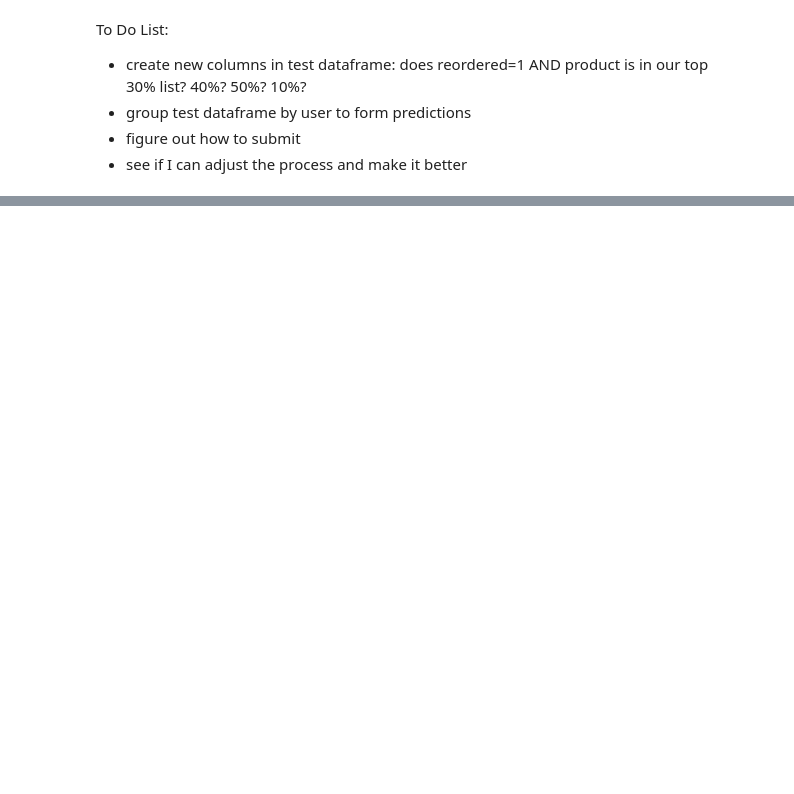
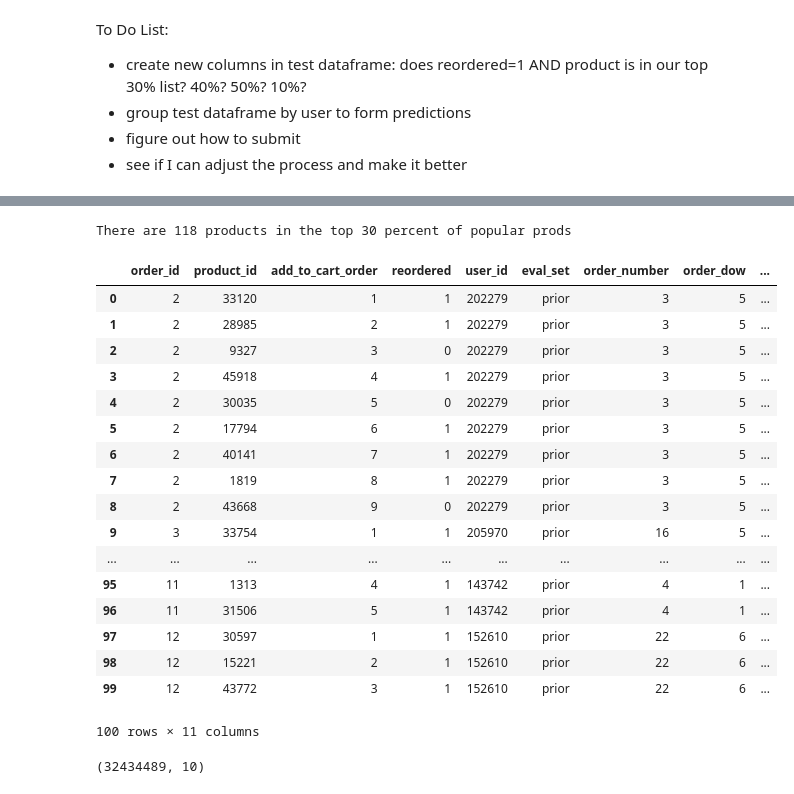
Before and after one commit to matt-negrin/instacart, a Jupyter notebook: scratch.ipynb, the cells around one changed output, grey strips where cells are left out. Drawn from its saved outputs; the diff is of its cells as text; code cells hidden in the pictures; blank space fills up the shorter version.

```diff
--- a/scratch.ipynb
+++ b/scratch.ipynb
@@ -359,0 +371,51 @@ To Do List:
+# %%
+def basic_predictor(df = tdf, perc_of_prods = 20):
+
+    reordered_df = df[df.reordered==1]
+
+    pop_prods = reordered_df.groupby(['product_id']).agg({'order_id': lambda x: x.count()}).sort_values(['order_id'], ascending=[False])
+    pop_prods['total'] = len(reordered_df)
+    pop_prods['perc'] = 100*pop_prods['order_id'] / pop_prods['total']
+    pop_prods['cum_sum'] = pop_prods.perc.cumsum()
+
+    pop_prods = pop_prods[pop_prods.cum_sum < perc_of_prods]
+
+    list_of_prods = pop_prods.index.tolist()
+
+    print('There are {} products in the top {} percent of popular prods').format(len(list_of_prods), perc_of_prods)
+
+#     new_df['predict_flag'] = new_df.apply(lambda x: 1 if x.isin(list_of_prods) else 0)
+
+    df['predict_flag'] = np.where((df['reordered']==1) & (df['product_id'].isin(list_of_prods)), 1, 0)
+#     df['reordered'].apply(lambda x: 1 if x==1 else 0)
+
+    return df
+# %%
+new_df = basic_predictor(tdf, 30)
+# %% [output]
+There are 118 products in the top 30 percent of popular prods
+# %%
+new_df.head(100)
+# %% [output]
+|  | order_id | product_id | add_to_cart_order | reordered | user_id | eval_set | order_number | order_dow | ... |
+| 0 | 2 | 33120 | 1 | 1 | 202279 | prior | 3 | 5 | ... |
+| 1 | 2 | 28985 | 2 | 1 | 202279 | prior | 3 | 5 | ... |
+| 2 | 2 | 9327 | 3 | 0 | 202279 | prior | 3 | 5 | ... |
+| 3 | 2 | 45918 | 4 | 1 | 202279 | prior | 3 | 5 | ... |
+| 4 | 2 | 30035 | 5 | 0 | 202279 | prior | 3 | 5 | ... |
+| 5 | 2 | 17794 | 6 | 1 | 202279 | prior | 3 | 5 | ... |
+| 6 | 2 | 40141 | 7 | 1 | 202279 | prior | 3 | 5 | ... |
+| 7 | 2 | 1819 | 8 | 1 | 202279 | prior | 3 | 5 | ... |
+| 8 | 2 | 43668 | 9 | 0 | 202279 | prior | 3 | 5 | ... |
+| 9 | 3 | 33754 | 1 | 1 | 205970 | prior | 16 | 5 | ... |
+| ... | ... | ... | ... | ... | ... | ... | ... | ... | ... |
+| 95 | 11 | 1313 | 4 | 1 | 143742 | prior | 4 | 1 | ... |
+| 96 | 11 | 31506 | 5 | 1 | 143742 | prior | 4 | 1 | ... |
+| 97 | 12 | 30597 | 1 | 1 | 152610 | prior | 22 | 6 | ... |
+| 98 | 12 | 15221 | 2 | 1 | 152610 | prior | 22 | 6 | ... |
+| 99 | 12 | 43772 | 3 | 1 | 152610 | prior | 22 | 6 | ... |
+100 rows × 11 columns
+# %%
+tdf.shape
+# %% [output]
+(32434489, 10)
```
Also changed, not shown: parts of 4 cells of this notebook.
